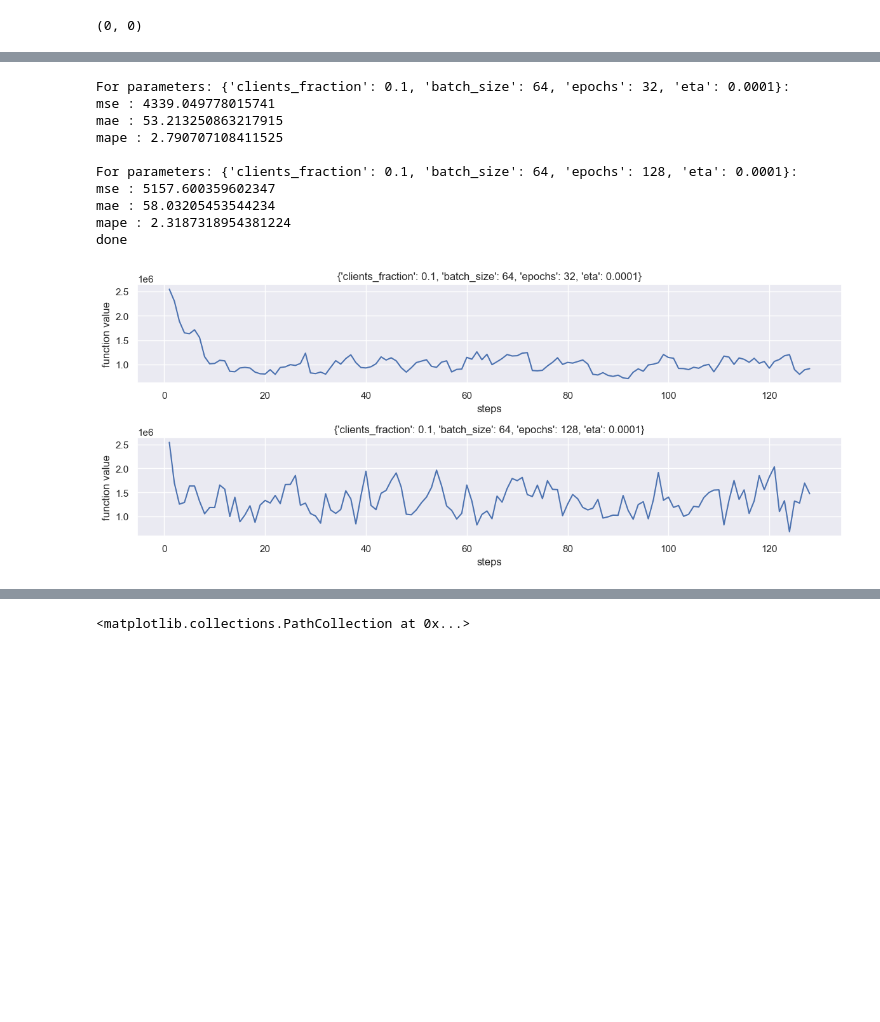
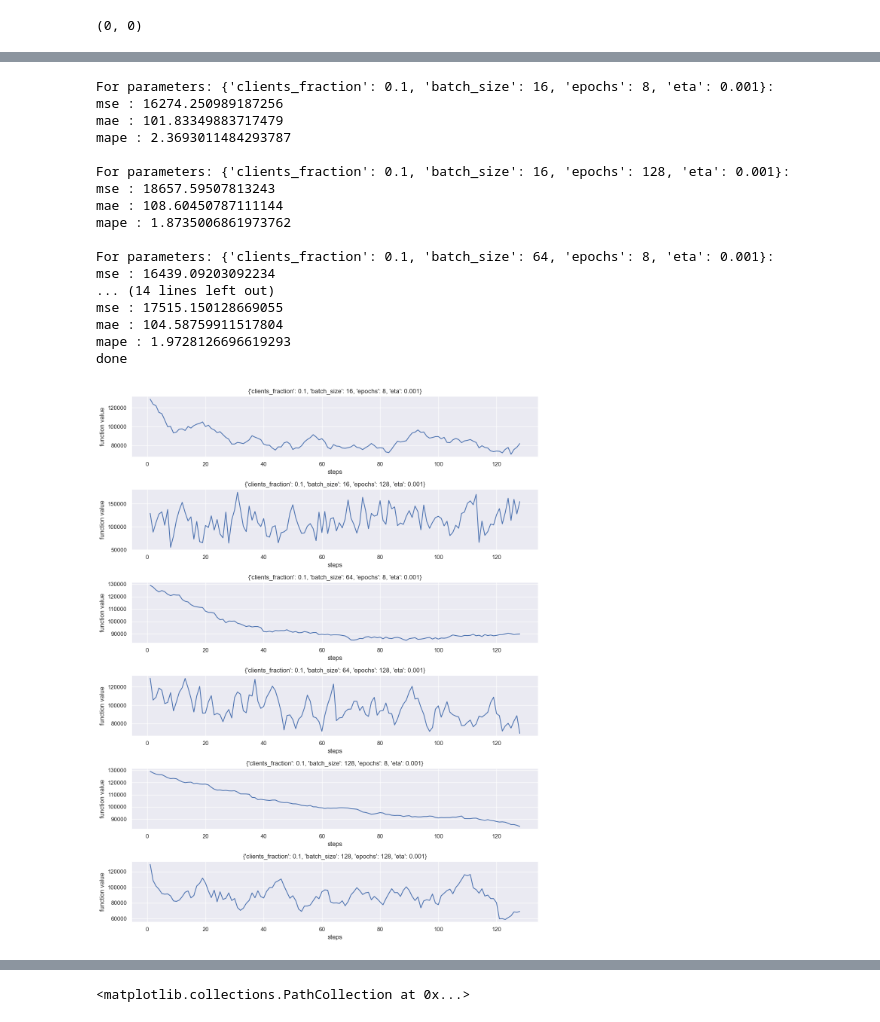
Before and after one commit to locllos/felere, a Jupyter notebook: source/playground.ipynb, the cells around one changed output, grey strips where cells are left out. Saved outputs shown, nothing was run; the diff lists cells and outputs as text; code cells hidden in the pictures; blank space fills up the shorter version.

```diff
--- a/source/playground.ipynb
+++ b/source/playground.ipynb
@@ -52,7 +52,7 @@ X, Y, coeff_actual = make_regression(
 )
 coeff_actual = [coeff_actual.tolist()] if coeff_actual.shape == () else coeff_actual
 
-Y = Y.reshape((Y.shape[0], 1))
+Y = Y.reshape((Y.shape[0], 1)) if len(Y.shape) < 2 else Y
 # %%
 X.shape, Y.shape
 # %% [output]
@@ -67,7 +67,7 @@ X_train, X_test, y_train, y_test = train_test_split(
   X, Y, test_size=0.2, random_state=42
 )
 # %%
-n_clients = 50
+n_clients = 64
 # %%
 %load_ext autoreload
 %autoreload
@@ -80,12 +83,22 @@ from function.vanilla import MSERidgeLinear, MSELassoLinear
+# %%
+torch_model = torch.nn.Sequential(
+  torch.nn.Linear(n_features, n_targets)
+)
+torch_function = TorchFunction(torch_model, torch.nn.MSELoss())
+
+torch_enable = True
 # %%
 distributor = HomogenousDataDistributorComplex(
   X=X_train,
   y=y_train,
   n_parts=n_clients,
-  iid_fraction=0.3
+  iid_fraction=0.1
 )
-mse = MSERidgeLinear(n_features=n_features)
-model = Model(mse, distributor, save_history=True)
+function = MSERidgeLinear(n_features=n_features)
+
+if torch_model:
+  function = torch_function
+model = Model(function, distributor, save_history=True)
 # %%
 len(model.server.history), len(model.clients[0].history)
 # %% [output]
@@ -99,43 +112,51 @@ from common.pipeline import Pipeline
 # %%
 parameters = {
   "clients_fraction": [0.1],
-  "batch_size": [64],
-  "epochs": [32, 128],
+  "batch_size": [16, 64, 128],
+  "epochs": [8, 128], # 16, 64,
   "rounds": [128],
-  "eta": [1e-4],
+  "eta": [1e-3], # , 1e-2
+  # "global_eta": [1],
 }
 metrics = {
   "mse" : mean_squared_error,
   "mae" : mean_absolute_error,
   "mape" : mean_absolute_percentage_error
 }
 
 pipeline = Pipeline(
   model=model,
   optimizer=FederatedAveraging,
   parameters=parameters,
   metrics=metrics,
   X_val=X_test,
   y_val=y_test
 )
 
 best, best_params = pipeline.run(
   choose_best_by="mae",
   show_global_history=True
 )
 print("done")
 # %% [output]
-For parameters: {'clients_fraction': 0.1, 'batch_size': 64, 'epochs': 32, 'eta': 0.0001}:
-mse : 4339.049778015741
-mae : 53.213250863217915
-mape : 2.790707108411525
+For parameters: {'clients_fraction': 0.1, 'batch_size': 16, 'epochs': 8, 'eta': 0.001}:
+mse : 16274.250989187256
+mae : 101.83349883717479
+mape : 2.3693011484293787
 
-For parameters: {'clients_fraction': 0.1, 'batch_size': 64, 'epochs': 128, 'eta': 0.0001}:
-mse : 5157.600359602347
-mae : 58.03205453544234
-mape : 2.3187318954381224
+For parameters: {'clients_fraction': 0.1, 'batch_size': 16, 'epochs': 128, 'eta': 0.001}:
+mse : 18657.59507813243
+mae : 108.60450787111144
+mape : 1.8735006861973762
+
+For parameters: {'clients_fraction': 0.1, 'batch_size': 64, 'epochs': 8, 'eta': 0.001}:
+mse : 16439.09203092234
+... (14 lines left out)
+mse : 17515.150128669055
+mae : 104.58759911517804
+mape : 1.9728126696619293
 done
-[figure, old version]
+[figure, new version]
 # %%
 [print(client.function.weights()) for client in best.clients]
 best.server.function.weights()
```
Also changed, not shown: parts of 15 cells of this notebook, 1 other file.
